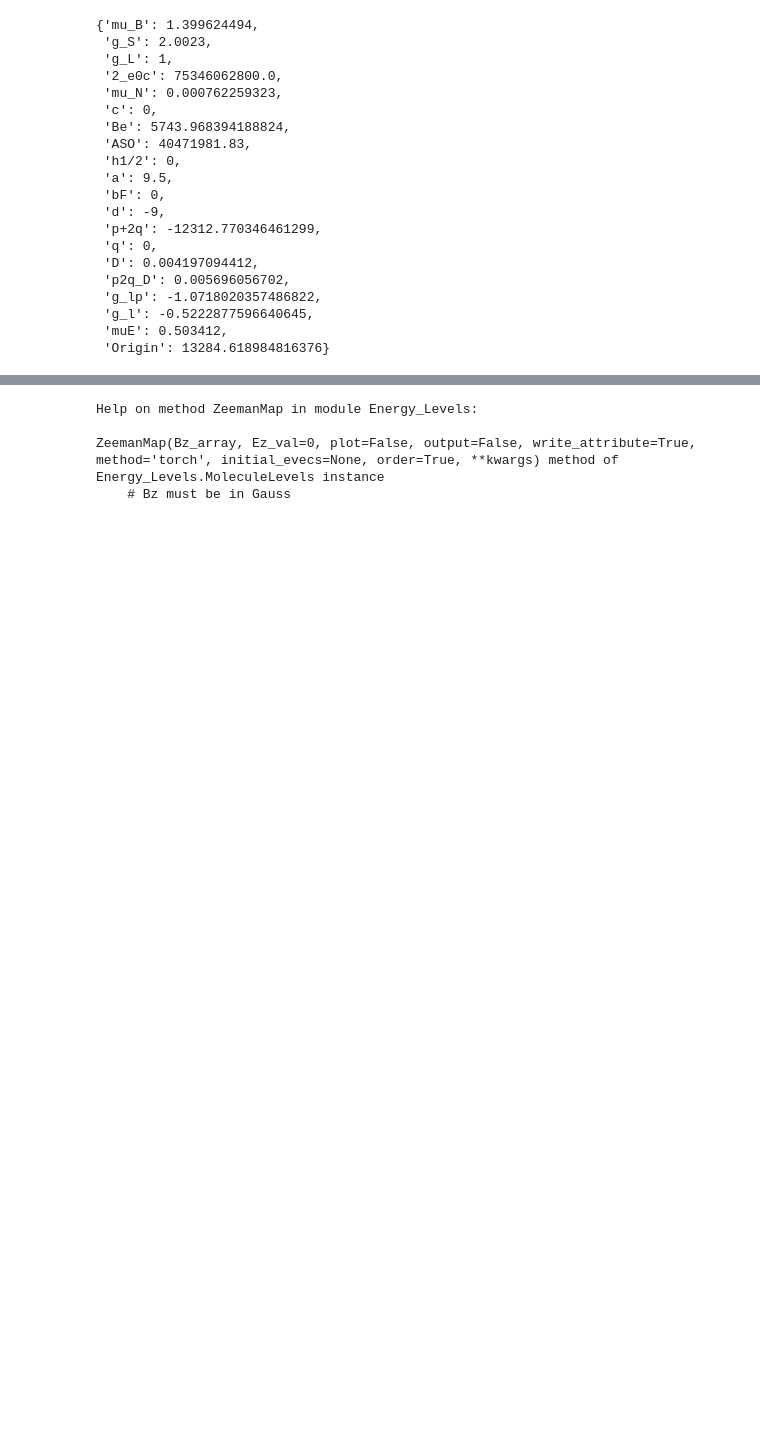
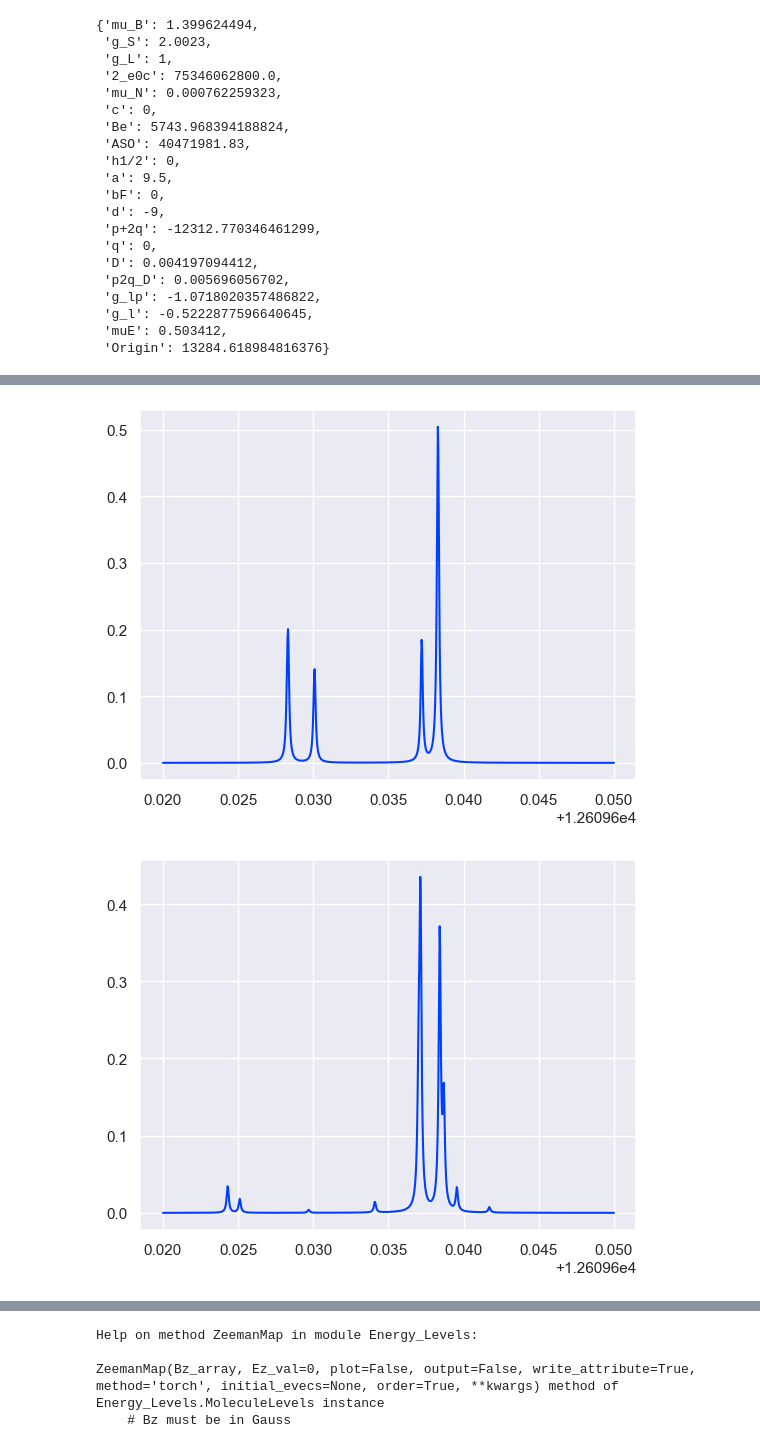
Before and after one commit to arianjad/Molecule-Structure, a Jupyter notebook: Jupyter Notebooks/RaX/RaF X-A.ipynb, the cells around one changed output, grey strips where cells are left out. Drawn from its saved outputs; the diff is of its cells as text; code cells hidden in the pictures; blank space fills up the shorter version.

```diff
--- a/Jupyter Notebooks/RaX/RaF X-A.ipynb
+++ b/Jupyter Notebooks/RaX/RaF X-A.ipynb
@@ -580,0 +581,15 @@ plt.show()
+# %%
+gidx = g.select_q({'N':[1]})
+eidx = e.select_q({'J':[0.5]},parity='+')
+freq_array = np.linspace(12609.62,12609.65,1000)
+# freq_array=None
+flist,(freq,tot_lor),BRlist,t_str_list = simulate_spectra([0,1],g,e,gidx,eidx,ret_str =True,freq_array=freq_array,diagonalize=True,T=2.5,origin = e.parameters['Origin'],P_adjust=False,pad=100,dipole='+',cm=True,thresh=1e-5,g=5/(29979.2458),dip=False,make_lorentzians=True,plot=True)
+# flist,(freq,tot_lor),BRlist,t_str_list = simulate_spectra([0,132],g,e,gidx,eidx,ret_str =True,freq_array=freq_array,diagonalize=True,T=2.5,origin = e.parameters['Origin'],P_adjust=False,pad=100,dipole='+',cm=True,thresh=1e-5,g=5/(29979.2458),dip=False,make_lorentzians=True,plot=True)
+# flist,(freq,tot_lor),BRlist,t_str_list = simulate_spectra([0,133],g,e,gidx,eidx,ret_str =True,freq_array=freq_array,diagonalize=True,T=2.5,origin = e.parameters['Origin'],P_adjust=False,pad=100,dipole='+',cm=True,thresh=1e-5,g=5/(29979.2458),dip=False,make_lorentzians=True,plot=True)
+# flist,(freq,tot_lor),BRlist,t_str_list = simulate_spectra([0,134],g,e,gidx,eidx,ret_str =True,freq_array=freq_array,diagonalize=True,T=2.5,origin = e.parameters['Origin'],P_adjust=False,pad=100,dipole='+',cm=True,thresh=1e-5,g=5/(29979.2458),dip=False,make_lorentzians=True,plot=True)
+# flist,(freq,tot_lor),BRlist,t_str_list = simulate_spectra([0,135],g,e,gidx,eidx,ret_str =True,freq_array=freq_array,diagonalize=True,T=2.5,origin = e.parameters['Origin'],P_adjust=False,pad=100,dipole='+',cm=True,thresh=1e-5,g=5/(29979.2458),dip=False,make_lorentzians=True,plot=True)
+# flist,(freq,tot_lor),BRlist,t_str_list = simulate_spectra([0,136],g,e,gidx,eidx,ret_str =True,freq_array=freq_array,diagonalize=True,T=2.5,origin = e.parameters['Origin'],P_adjust=False,pad=100,dipole='+',cm=True,thresh=1e-5,g=5/(29979.2458),dip=False,make_lorentzians=True,plot=True)
+flist,(freq,tot_lorp),BRlist,t_str_list = simulate_spectra([0,137],g,e,gidx,eidx,ret_str =True,freq_array=freq_array,diagonalize=True,T=2.5,origin = e.parameters['Origin'],P_adjust=False,pad=100,dipole='+',cm=True,thresh=1e-5,g=5/(29979.2458),dip=False,make_lorentzians=True,plot=True)
+flist,(freq,tot_lorm),BRlist,t_str_list = simulate_spectra([0,137],g,e,gidx,eidx,ret_str =True,freq_array=freq_array,diagonalize=True,T=2.5,origin = e.parameters['Origin'],P_adjust=False,pad=100,dipole='z',cm=True,thresh=1e-5,g=5/(29979.2458),dip=False,make_lorentzians=True,plot=True)
+plt.show()
+# %% [output]
@@ -580,0 +599,2 @@ plt.show()
+[figure, added]
+[figure, added]
```
Also changed, not shown: parts of 6 cells of this notebook, 6 other files.
